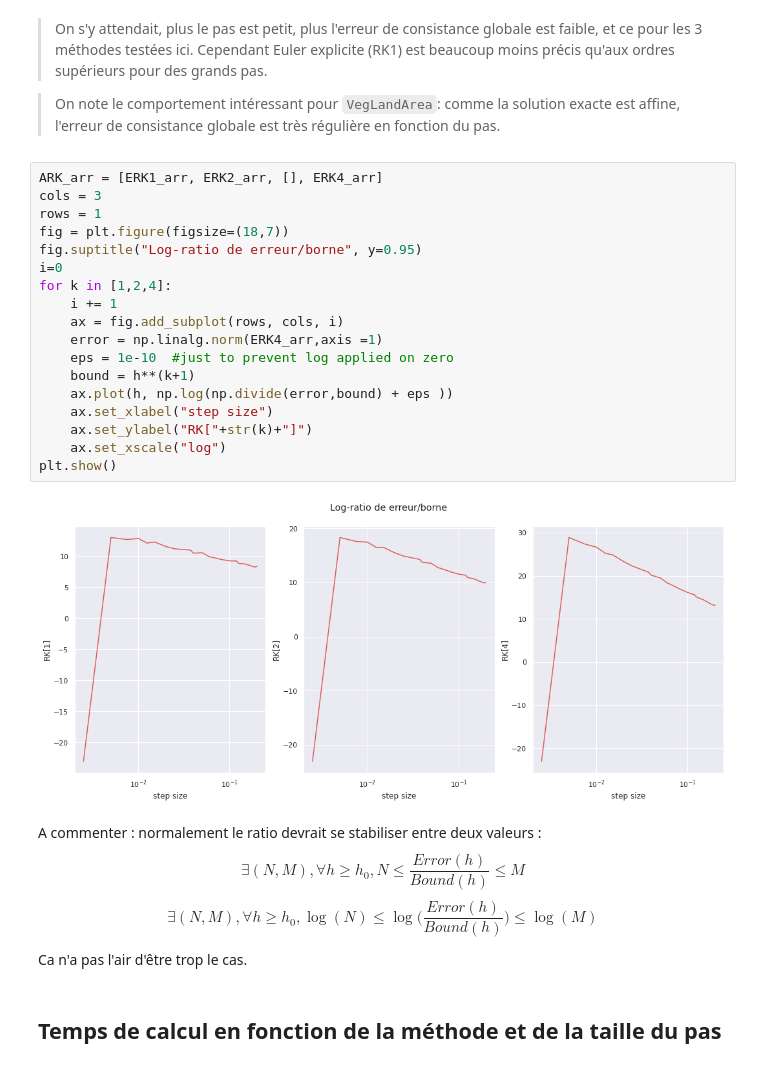
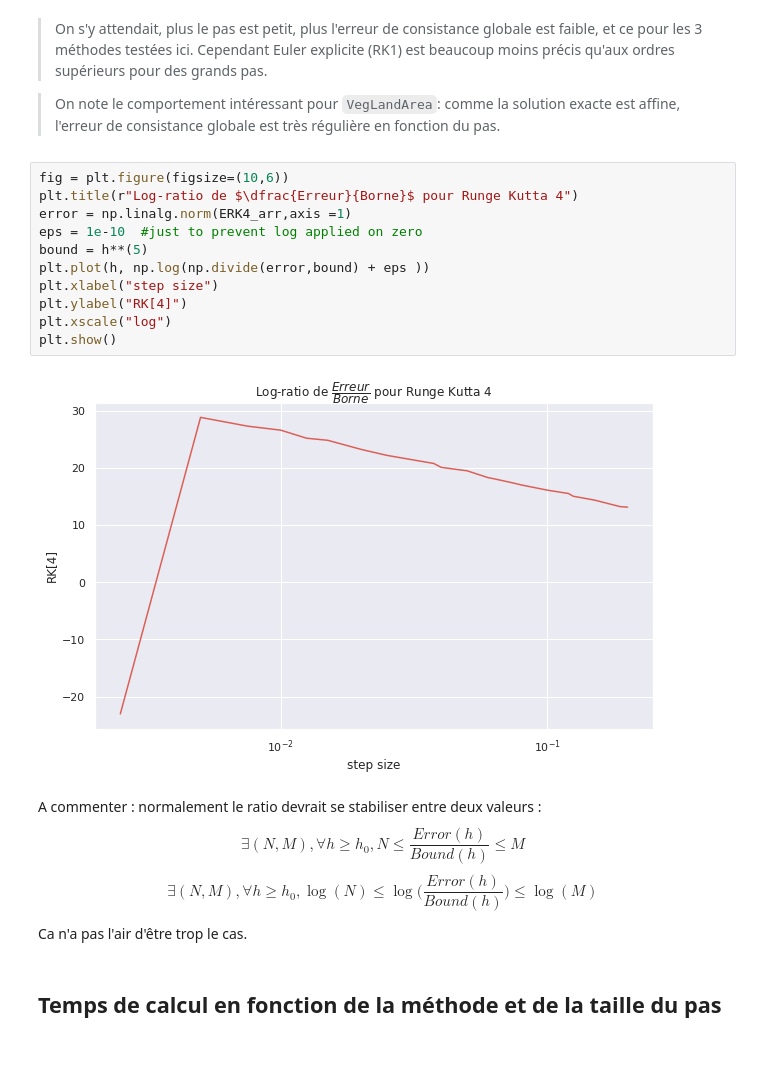
Before and after one commit to littlebuzzybee/MACS205a-Projet, a Jupyter notebook: carbone.ipynb, the cells around one changed output. Cells and saved outputs as stored; diff of their text form.

```diff
--- a/carbone.ipynb
+++ b/carbone.ipynb
@@ -619,32 +619,25 @@ plt.show()
 > On s'y attendait, plus le pas est petit, plus l'erreur de consistance globale est faible, et ce pour les 3 méthodes testées ici. Cependant Euler explicite (RK1) est beaucoup moins précis qu'aux ordres supérieurs pour des grands pas.
 
 > On note le comportement intéressant pour `VegLandArea`: comme la solution exacte est affine, l'erreur de consistance globale est très régulière en fonction du pas.
-# %%
-ARK_arr = [ERK1_arr, ERK2_arr, [], ERK4_arr]
-cols = 3
-rows = 1
-fig = plt.figure(figsize=(18,7))
-fig.suptitle("Log-ratio de erreur/borne", y=0.95)
-i=0
-for k in [1,2,4]:
-    i += 1
-    ax = fig.add_subplot(rows, cols, i)
-    error = np.linalg.norm(ERK4_arr,axis =1)
-    eps = 1e-10  #just to prevent log applied on zero
-    bound = h**(k+1)
-    ax.plot(h, np.log(np.divide(error,bound) + eps ))
-    ax.set_xlabel("step size")
-    ax.set_ylabel("RK["+str(k)+"]")
-    ax.set_xscale("log")
-plt.show()
-# %% [output]
-[figure, removed]
-# %% [markdown]
-A commenter : normalement le ratio devrait se stabiliser entre deux valeurs :
-$$\exists (N,M), \forall h \geq h_0, N \leq  \frac{Error(h)}{Bound(h)} \leq M $$
-$$\exists (N,M), \forall h \geq h_0, \log(N) \leq  \log \Big (\frac{Error(h)}{Bound(h)} \Big ) \leq \log(M) $$
-
-Ca n'a pas l'air d'être trop le cas.
+# %%
+fig = plt.figure(figsize=(10,6))
+plt.title(r"Log-ratio de $\dfrac{Erreur}{Borne}$ pour Runge Kutta 4")
+error = np.linalg.norm(ERK4_arr,axis =1)
+eps = 1e-10  #just to prevent log applied on zero
+bound = h**(5)
+plt.plot(h, np.log(np.divide(error,bound) + eps ))
+plt.xlabel("step size")
+plt.ylabel("RK[4]")
+plt.xscale("log")
+plt.show()
+# %% [output]
+[figure, added]
+# %% [markdown]
+A commenter : normalement le ratio devrait se stabiliser entre deux valeurs :
+$$\exists (N,M), \forall h \geq h_0, N \leq  \frac{Error(h)}{Bound(h)} \leq M $$
+$$\exists (N,M), \forall h \geq h_0, \log(N) \leq  \log \Big (\frac{Error(h)}{Bound(h)} \Big ) \leq \log(M) $$
+
+Ca n'a pas l'air d'être trop le cas.
 # %% [markdown]
 ## Temps de calcul en fonction de la méthode et de la taille du pas
 # %%
```
Also changed, not shown: parts of 12 cells of this notebook.
